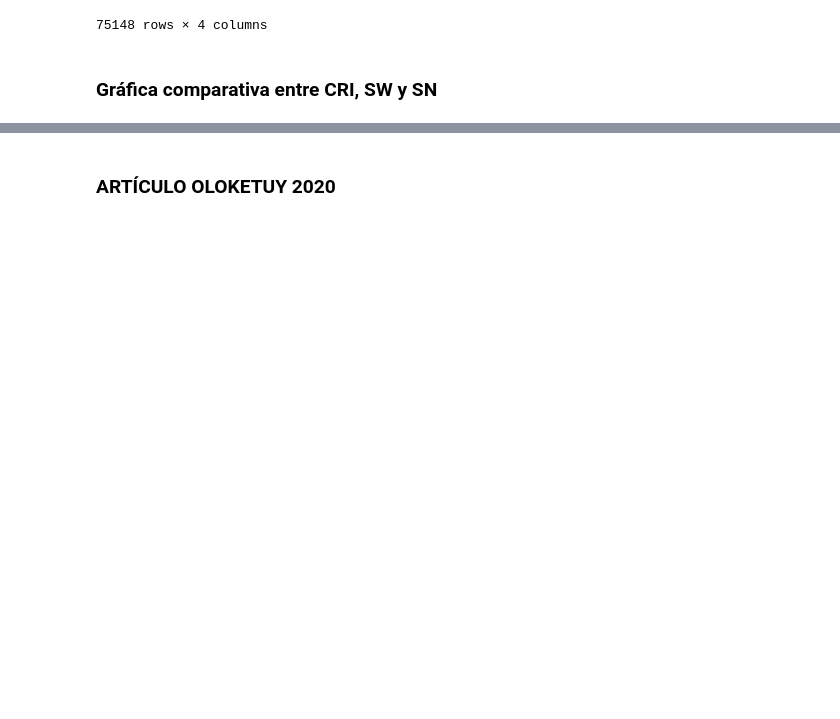
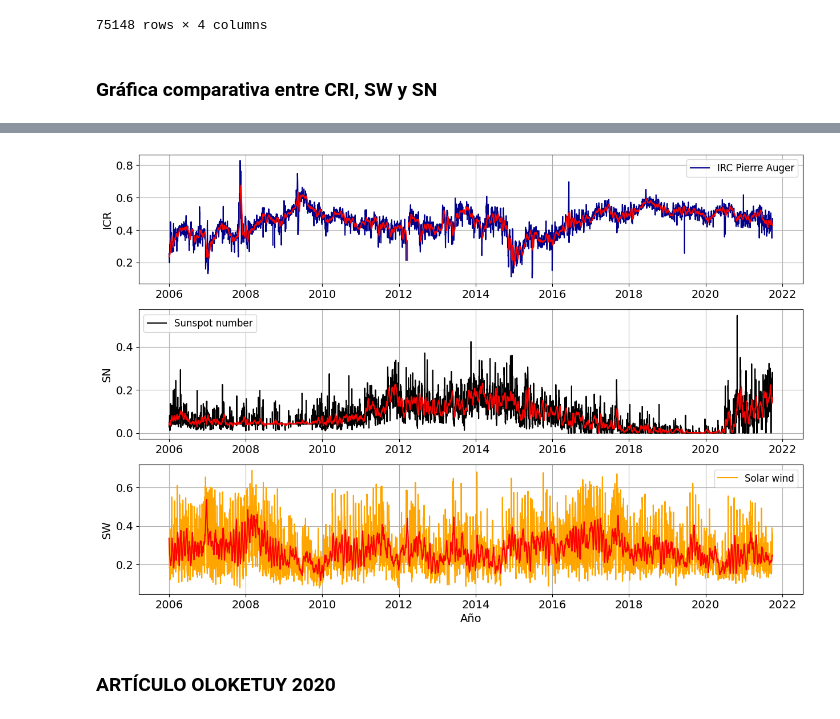
Before and after one commit to jennifergc/scaler_for_solar_analysis, a Jupyter notebook: 08_paper_CRI_SW_SN_compar.ipynb, the cells around one changed output, grey strips where cells are left out. Drawn from its saved outputs; the diff is of its cells as text; code cells hidden in the pictures; blank space fills up the shorter version.

```diff
--- a/08_paper_CRI_SW_SN_compar.ipynb
+++ b/08_paper_CRI_SW_SN_compar.ipynb
@@ -224,3 +113,57 @@ No artists with labels found to put in legend.  Note that artists whose label st
+# %%
+# Crear tres gráficos independientes
+fig, (ax1, ax2, ax3) = plt.subplots(3, 1, figsize=(15, 10))
+configure_plots()
+
+# Ajustar el tamaño de la letra de los labels y los números de los ejes
+fontsize = 14  # Cambia este valor a tu gusto
+ax1.tick_params(axis='both', labelsize=fontsize)
+ax2.tick_params(axis='both', labelsize=fontsize)
+ax3.tick_params(axis='both', labelsize=fontsize)
+
+# Gráfico 1: ICR
+ax1.plot(date_sc, CRI, color='darkblue', label='IRC Pierre Auger')
+ax1.set_title('')
+ax1.set_ylabel('ICR', fontsize=fontsize)
+ax1.grid()
+
+# Calcular y graficar el promedio suavizado en el Gráfico 1
+rolling_CRI = pd.Series(CRI).rolling(window=15, min_periods=1).mean()
+ax1.plot(date_sc, rolling_CRI, color='red', linestyle='-', label='')
+
+# Gráfico 2: Sunspot number
+ax2.plot(date_sc, SNvals, color='black', label='Sunspot number')
+ax2.set_title('')
+ax2.set_ylabel('SN', fontsize=fontsize)
+ax2.grid()
+
+# Calcular y graficar el promedio suavizado en el Gráfico 2
+rolling_SNvals = pd.Series(SNvals).rolling(window=15, min_periods=1).mean()
+ax2.plot(date_sc, rolling_SNvals, color='red', linestyle='-', label='')
+
+# Gráfico 3: Solar wind
+ax3.plot(date_sc, SWvals, color='orange', label='Solar wind')
+ax3.set_title('')
+ax3.set_xlabel('Año', fontsize=fontsize)
+ax3.set_ylabel('SW', fontsize=fontsize)
+ax3.grid()
+
+# Calcular y graficar el promedio suavizado en el Gráfico 3
+rolling_SWvals = pd.Series(SWvals).rolling(window=15, min_periods=1).mean()
+ax3.plot(date_sc, rolling_SWvals, color='red', linestyle='-', label='')
+
+# Mostrar las leyendas en los gráficos
+ax1.legend()
+ax2.legend()
+ax3.legend()
+
+# Guardar la gráfica en un archivo (opcional)
+plt.savefig('CRI_SN_SW_over.png')
+
+# Mostrar la gráfica
+plt.show()
+# %% [output]
+[figure, added]
 # %% [markdown]
 ### ARTÍCULO OLOKETUY 2020
 # %%
```
Also changed, not shown: parts of 12 cells of this notebook, 41 other files.
